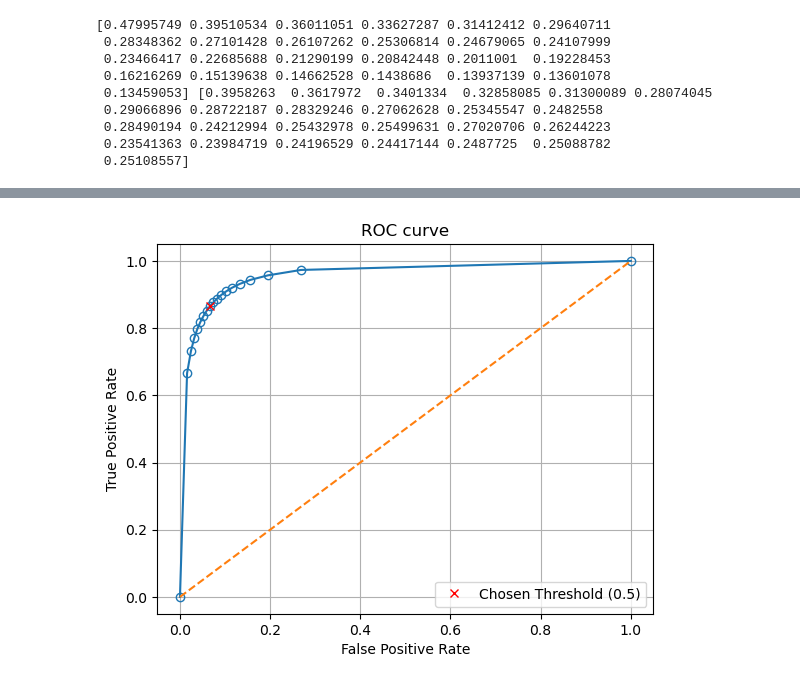
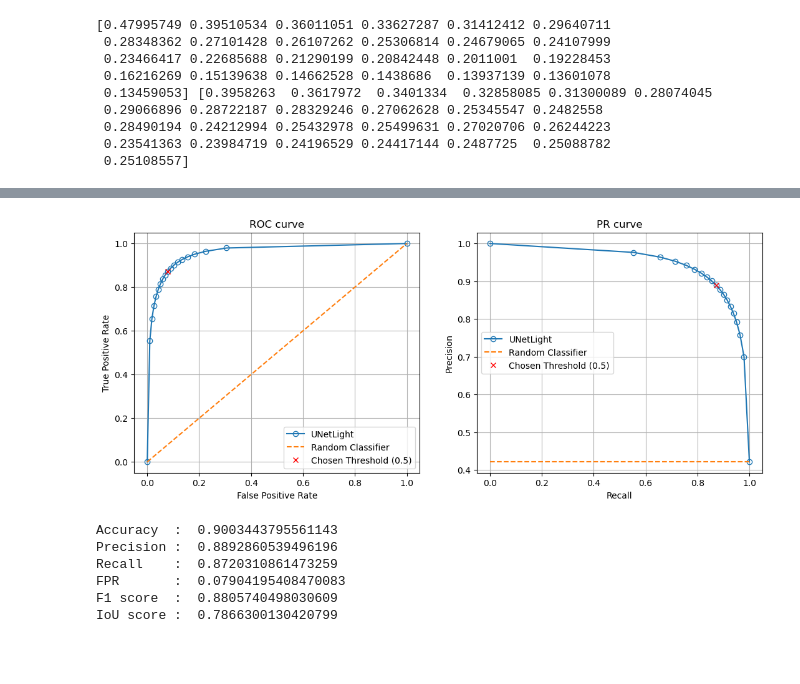
Before and after one commit to TheoHanon/Project, a Jupyter notebook: Part I/plot.ipynb, the cells around one changed output, grey strips where cells are left out. Cells and saved outputs as stored; diff of their text form; code cells hidden in the pictures; blank space fills up the shorter version.

```diff
--- a/Part I/plot.ipynb
+++ b/Part I/plot.ipynb
@@ -3,7 +3,7 @@ import numpy as np
 import matplotlib.pyplot as plt
 # %%
 learning_curves = np.load('Results/DefaultExp/learning_curve.npz')
-ROC_curves = np.load('Results/DefaultExp/ROC_curve.npz')
+Metrics = np.load('Results/DefaultExp/Metrics.npz')
 # %%
 print(learning_curves['losses_train'], learning_curves['losses_val'])
 # %% [output]
@@ -31,14 +32,43 @@ plt.show()
-# %%
-fig = plt.figure()
-
-plt.plot(ROC_curves['FPR'], ROC_curves['TPR'], marker='o', fillstyle='none')
-plt.plot([0,1],[0,1], '--', fillstyle = "none")
-plt.plot(ROC_curves['FPR'][10], ROC_curves['TPR'][10], color='red', marker='x', linestyle='', fillstyle='none', label='Chosen Threshold (0.5)')
-plt.legend()
-plt.xlabel('False Positive Rate')
-plt.ylabel('True Positive Rate')
-plt.title('ROC curve')
-plt.grid()
-plt.show()
-# %% [output]
-[figure, removed]
+# %%
+x = len(Metrics['FPR'])//2
+
+fig = plt.figure(figsize=(13,5))
+
+plt.subplot(1,2,1)
+plt.plot(Metrics['FPR'], Metrics['TPR'], marker='o', fillstyle='none', label='UNetLight')
+plt.plot([0,1],[0,1], '--', fillstyle = "none", label="Random Classifier")
+plt.plot(Metrics['FPR'][x], Metrics['TPR'][x], color='red', marker='x', linestyle='', fillstyle='none', label='Chosen Threshold (0.5)')
+plt.legend()
+plt.xlabel('False Positive Rate')
+plt.ylabel('True Positive Rate')
+plt.title('ROC curve')
+plt.grid()
+
+Imbalance = Metrics['Precision'][0]
+plt.subplot(1,2,2)
+plt.plot(Metrics['Recall'], Metrics['Precision'], marker='o', fillstyle='none', label='UNetLight')
+plt.plot([0,1],[Imbalance,Imbalance], '--', fillstyle = "none", label="Random Classifier")
+plt.plot(Metrics['Recall'][x], Metrics['Precision'][x], color='red', marker='x', linestyle='', fillstyle='none', label='Chosen Threshold (0.5)')
+plt.legend()
+plt.xlabel('Recall')
+plt.ylabel('Precision')
+plt.title('PR curve')
+plt.grid()
+
+plt.savefig("Results/DefaultExp/ROC_PR_Curve.pdf",format='pdf')
+plt.show()
+
+print("Accuracy  : ", Metrics['Accuracy'][x])
+print("Precision : ", Metrics['Precision'][x])
+print("Recall    : ", Metrics['Recall'][x])
+print("FPR       : ", Metrics['FPR'][x])
+print("F1 score  : ", Metrics['F1'][x])
+print("IoU score : ", Metrics['IoU'][x])
+# %% [output]
+[figure, added]
+Accuracy  :  0.9003443795561143
+Precision :  0.8892860539496196
+Recall    :  0.8720310861473259
+FPR       :  0.07904195408470083
+F1 score  :  0.8805740498030609
+IoU score :  0.7866300130420799
```
Also changed, not shown: parts of 1 cell of this notebook, 13 other files.
